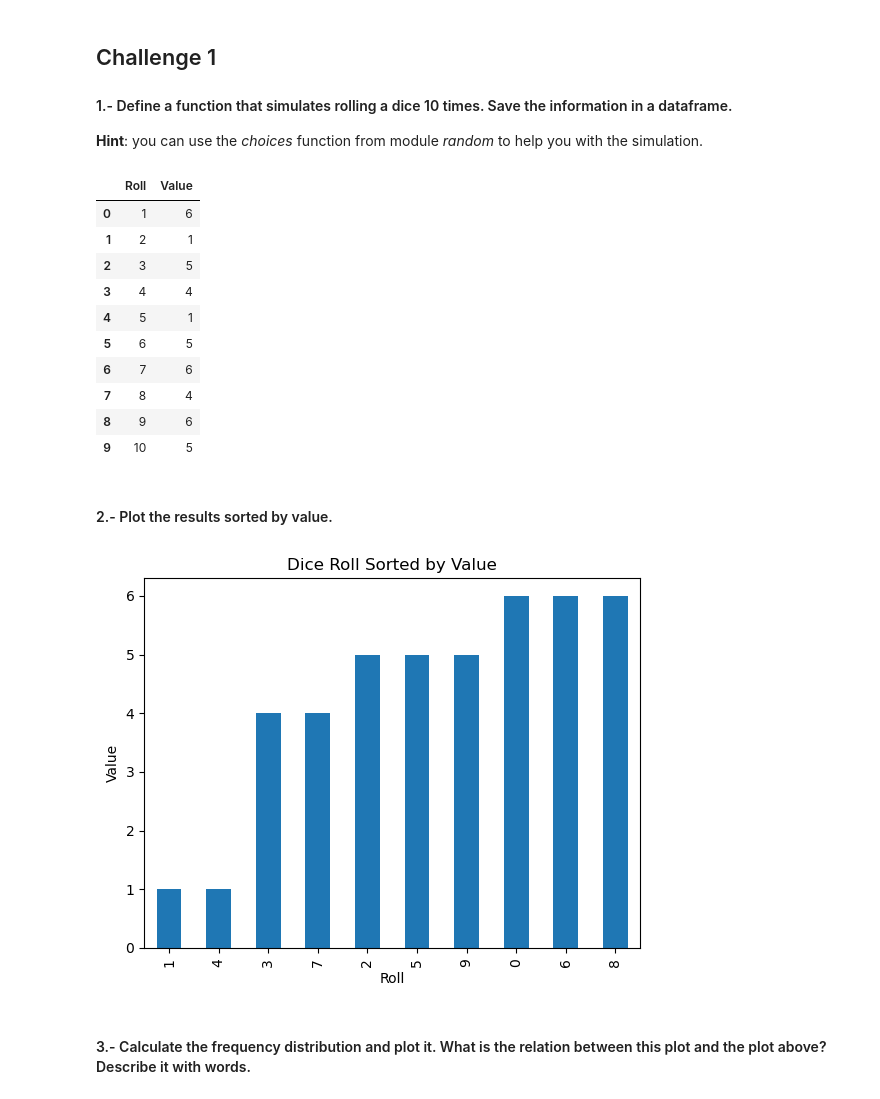
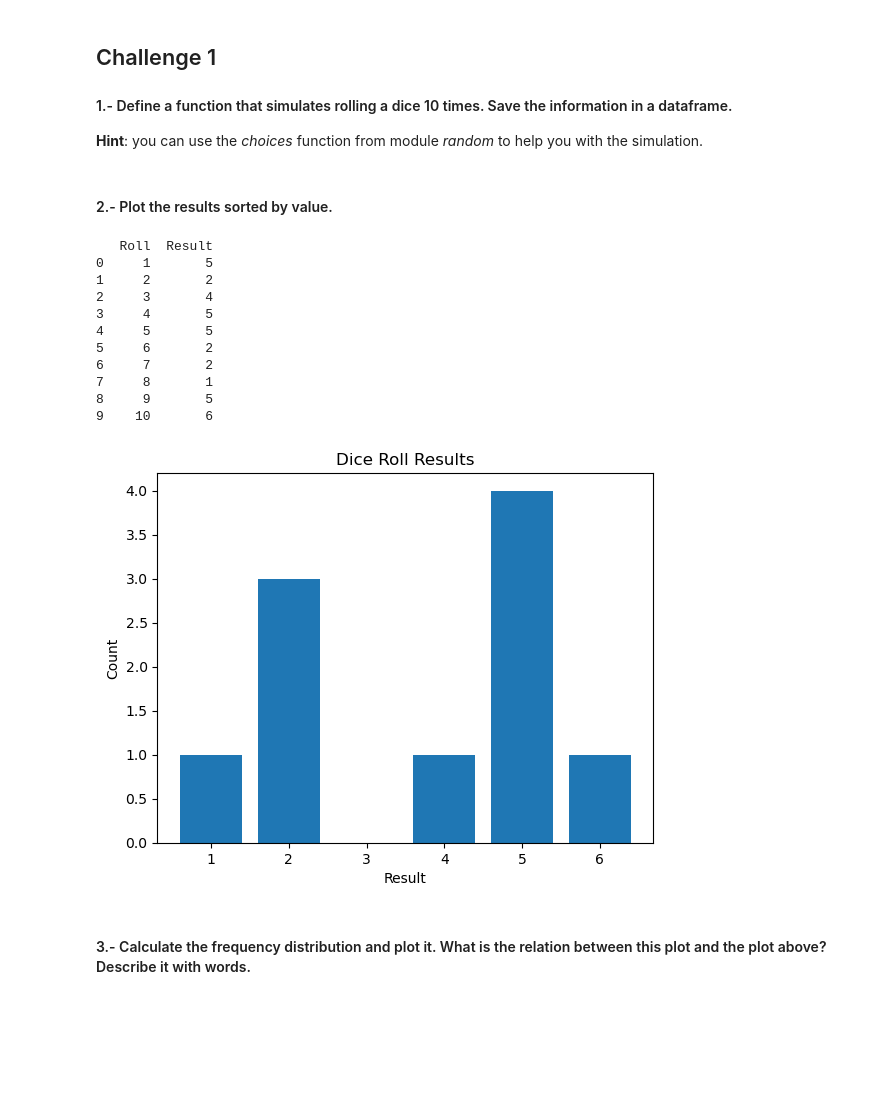
Before and after one commit to Louruiz89/dataptmad0223_labs, a Jupyter notebook: module-2/understanding-descriptive-stats/your-code/main.ipynb, the cells around one changed output. Cells and saved outputs as stored; diff of their text form; code cells hidden in the pictures; blank space fills up the shorter version.

```diff
--- a/module-2/understanding-descriptive-stats/your-code/main.ipynb
+++ b/module-2/understanding-descriptive-stats/your-code/main.ipynb
@@ -14,42 +17,36 @@ import matplotlib.pyplot as plt
 # %%
 # your code here
 
-def roll_dice(num_rolls):
-    rolls = np.random.randint(1, 7, num_rolls)
-
-    df = pd.DataFrame({'Roll': range(1, num_rolls + 1), 'Value': rolls})
-    return df
-
-result_df = roll_dice(10)
-result_df
+def roll_dice():
+    dice_rolls = np.random.randint(1, 7, size=10)
+    return pd.DataFrame({'Roll': range(1, 11), 'Result': dice_rolls})
-# %% [output]
-|  | Roll | Value |
-| 0 | 1 | 6 |
-| 1 | 2 | 1 |
-| 2 | 3 | 5 |
-| 3 | 4 | 4 |
-| 4 | 5 | 1 |
-| 5 | 6 | 5 |
-| 6 | 7 | 6 |
-| 7 | 8 | 4 |
-| 8 | 9 | 6 |
-| 9 | 10 | 5 |
 # %% [markdown]
 #### 2.- Plot the results sorted by value.
-# %%
-# your code here
-
-sort_value = result_df['Value'].sort_values(ascending=True)
-
-sort_value.plot(x='Roll', y='Value', kind='bar')
-plt.xlabel('Roll')
-plt.ylabel('Value')
-plt.title('Dice Roll Sorted by Value')
-plt.show()
-
-#Me sale este gráfico ordenando por el resultado del dado y nº de lanzamiento pero
-#no estoy segura de si sería la forma más optima de pintar el gráfico
-# %% [output]
-[figure, removed]
+# %%
+# your code here
+
+dice_results = roll_dice()
+print(dice_results)
+
+
+result_counts = dice_results['Result'].value_counts(sort=False)
+plt.bar(result_counts.index, result_counts.values)
+plt.title('Dice Roll Results')
+plt.xlabel('Result')
+plt.ylabel('Count')
+plt.show()
+# %% [output]
+   Roll  Result
+0     1       5
+1     2       2
+2     3       4
+3     4       5
+4     5       5
+5     6       2
+6     7       2
+7     8       1
+8     9       5
+9    10       6
+[figure, added]
 # %% [markdown]
 #### 3.- Calculate the frequency distribution and plot it. What is the relation between this plot and the plot above? Describe it with words.
```
Also changed, not shown: parts of 59 cells of this notebook.
